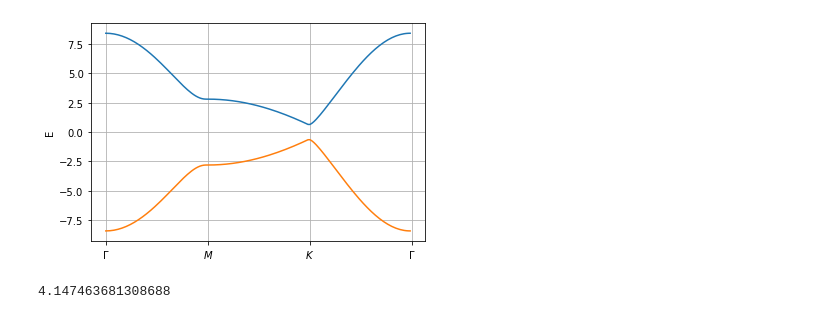
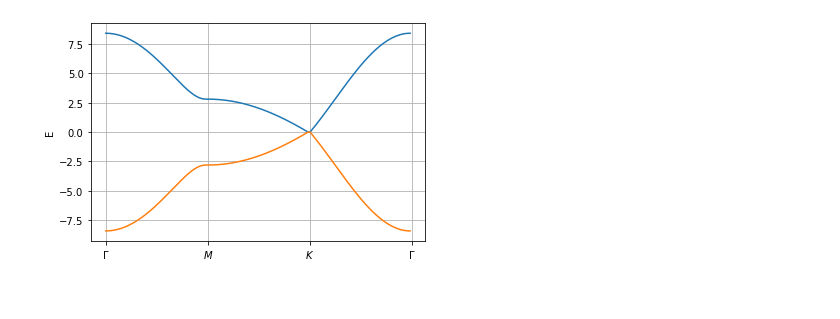
Before and after one commit to franklinzppa/electronic-structure, a Jupyter notebook: graphene/graphene.ipynb, the cells around one changed output. Saved outputs shown, nothing was run; the diff lists cells and outputs as text; code cells hidden in the pictures.

```diff
--- a/graphene/graphene.ipynb
+++ b/graphene/graphene.ipynb
@@ -26,28 +26,17 @@ plt.show()
 # %%
 %matplotlib inline
 
-G = [0, 0]
-M = [0, 2*np.pi*np.sqrt(3)/(3*a)]
-#K =
-
 s_1 = (0, np.linspace(0, 2*np.pi*np.sqrt(3)/3*a))
-s_2 = (np.linspace(0, np.pi*np.sqrt(3)/3), 2*np.pi*np.sqrt(3)/3*a)
-s_3 = (np.linspace(np.pi*np.sqrt(3)/3, 0), np.linspace(2*np.pi*np.sqrt(3)/3*a, 0))
+s_2 = (np.linspace(0, 2*np.pi/(3*a)), 2*np.pi*np.sqrt(3)/3*a)
+s_3 = (np.linspace(2*np.pi/(3*a), 0), np.linspace(2*np.pi*np.sqrt(3)/3*a, 0))
 
 E_cut = np.hstack((E(s_1[0], s_1[1]), E(s_2[0], s_2[1]), E(s_3[0], s_3[1])))
 
 plt.plot(E_cut)
 plt.plot(-E_cut)
 plt.ylabel('E')
 plt.xticks([0, 50, 100, 150], ['$\Gamma$', '$M$', '$K$', '$\Gamma$'])
 plt.grid()
 plt.show()
 # %% [output]
-[figure, old version]
+[figure, new version]
-# %%
-Kx = 2*np.pi*np.sqrt(3)/3
-Ky = 2*np.pi*np.sqrt(3)/3
-
-E(Kx, Ky)
-# %% [output]
-4.147463681308688
```
